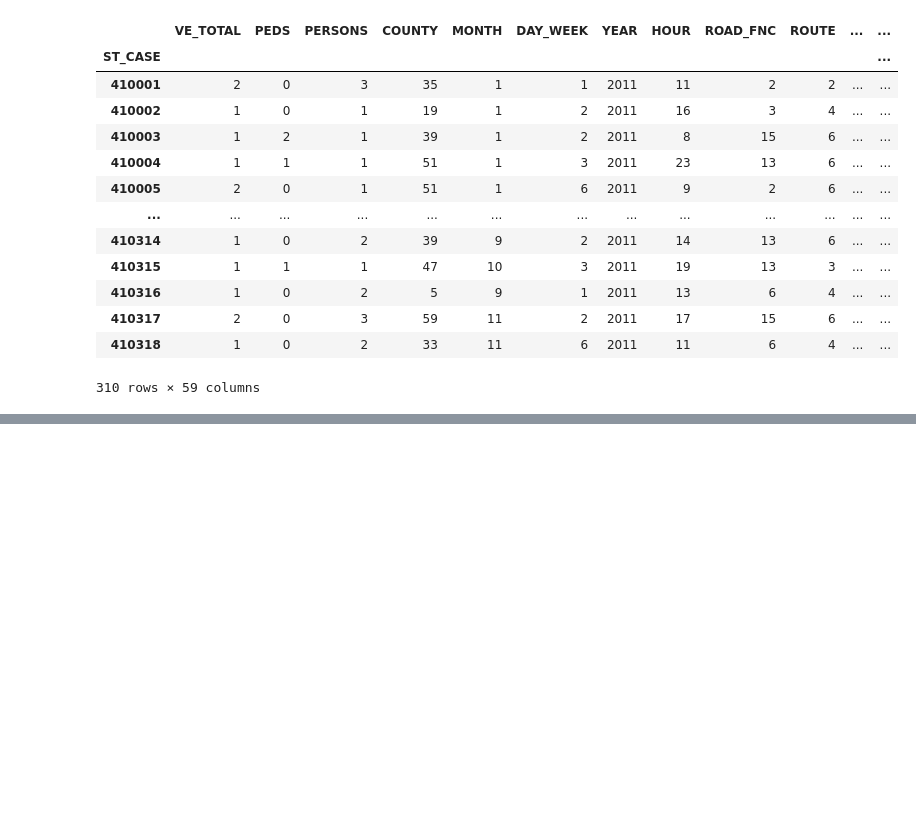
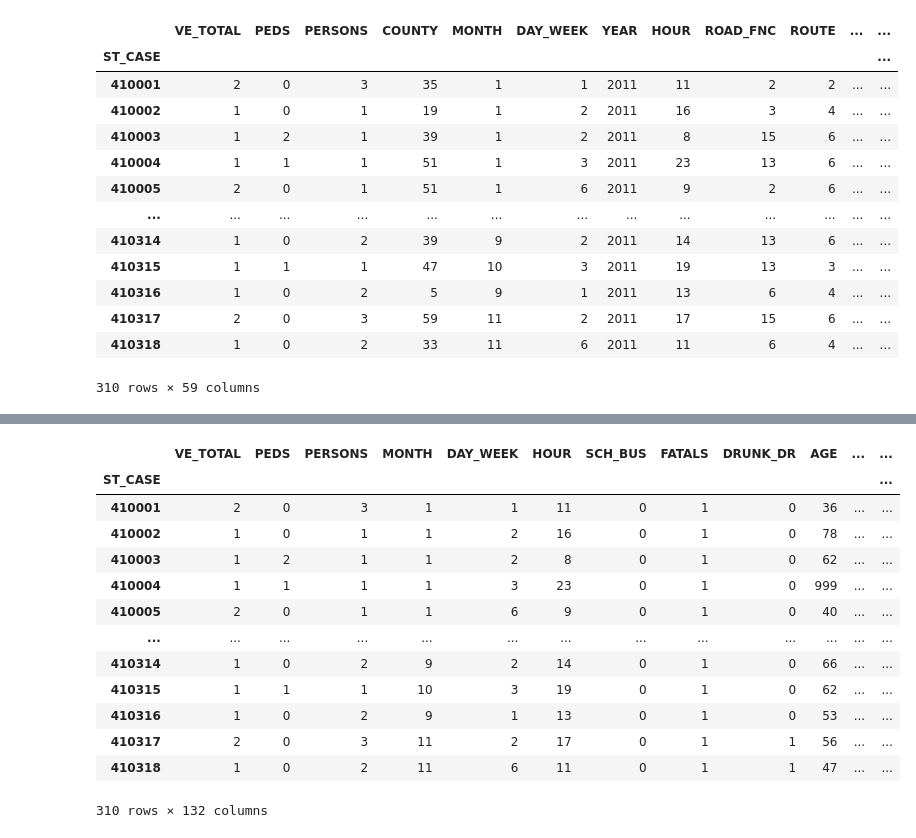
Before and after one commit to RebelKell/group-4, a Jupyter notebook: exploratory_encoding.ipynb, the cells around one changed output, grey strips where cells are left out. Drawn from its saved outputs; the diff is of its cells as text; code cells hidden in the pictures; blank space fills up the shorter version.

```diff
--- a/exploratory_encoding.ipynb
+++ b/exploratory_encoding.ipynb
@@ -98,0 +136,33 @@ accidents_df
+# %%
+for index in accidents_df.index:
+
+    event = accidents_df.loc[index]['HARM_EV']
+
+    if event <= 7:
+        accidents_df.at[index, 'HARM_EV_a'] = 1
+
+    elif (event <= 9) or (event == 15):
+        accidents_df.at[index, 'HARM_EV_b'] = 1
+
+    elif event == 10:
+        accidents_df.at[index, 'HARM_EV_c'] = 1
+
+    elif event == 11:
+        accidents_df.at[index, 'HARM_EV_d'] = 1
+
+    elif event <= 14:
+        accidents_df.at[index, 'HARM_EV_e'] = 1
+
+    elif event <= 18:
+        accidents_df.at[index, 'HARM_EV_f'] = 1
+
+    elif (event <= 53) or (event == 57) or (event == 58) or (event == 59):
+        accidents_df.at[index, 'HARM_EV_g'] = 1
+
+    elif event <= 73:
+        accidents_df.at[index, 'HARM_EV_h'] = 1
+
+    else:
+        accidents_df.at[index, 'HARM_EV_i'] = 1
+
+accidents_df.head()
@@ -98,0 +178,6 @@ accidents_df
+# %%
+# drop harm_ev
+accidents_df = accidents_df.drop('HARM_EV', axis = 1)
+# %%
+encoded_df = pd.get_dummies(accidents_df, columns=['ROAD_FNC', 'ROUTE', 'RELJCT2', 'TYP_INT', 'REL_ROAD', 'WRK_ZONE', 'LGT_COND', 'WEATHER', 'DRUGS', 'OOS_REG', 'MDRDSTRD', 'MVIOLATN'])
+encoded_df.head()
@@ -98,0 +214,19 @@ accidents_df
+# %%
+# Things we don't want to be scaled: county, year, latitude, longitud
+prescaled_df = encoded_df.drop(['COUNTY', 'YEAR', 'LATITUDE', 'LONGITUD'], axis=1)
+prescaled_df
+# %% [output]
+|  | VE_TOTAL | PEDS | PERSONS | MONTH | DAY_WEEK | HOUR | SCH_BUS | FATALS | DRUNK_DR | AGE | ... | ... |
+| ST_CASE |  |  |  |  |  |  |  |  |  |  |  | ... |
+| 410001 | 2 | 0 | 3 | 1 | 1 | 11 | 0 | 1 | 0 | 36 | ... | ... |
+| 410002 | 1 | 0 | 1 | 1 | 2 | 16 | 0 | 1 | 0 | 78 | ... | ... |
+| 410003 | 1 | 2 | 1 | 1 | 2 | 8 | 0 | 1 | 0 | 62 | ... | ... |
+| 410004 | 1 | 1 | 1 | 1 | 3 | 23 | 0 | 1 | 0 | 999 | ... | ... |
+| 410005 | 2 | 0 | 1 | 1 | 6 | 9 | 0 | 1 | 0 | 40 | ... | ... |
+| ... | ... | ... | ... | ... | ... | ... | ... | ... | ... | ... | ... | ... |
+| 410314 | 1 | 0 | 2 | 9 | 2 | 14 | 0 | 1 | 0 | 66 | ... | ... |
+| 410315 | 1 | 1 | 1 | 10 | 3 | 19 | 0 | 1 | 0 | 62 | ... | ... |
+| 410316 | 1 | 0 | 2 | 9 | 1 | 13 | 0 | 1 | 0 | 53 | ... | ... |
+| 410317 | 2 | 0 | 3 | 11 | 2 | 17 | 0 | 1 | 1 | 56 | ... | ... |
+| 410318 | 1 | 0 | 2 | 11 | 6 | 11 | 0 | 1 | 1 | 47 | ... | ... |
+310 rows × 132 columns
```
Also changed, not shown: parts of 15 cells of this notebook, 3 other files.
